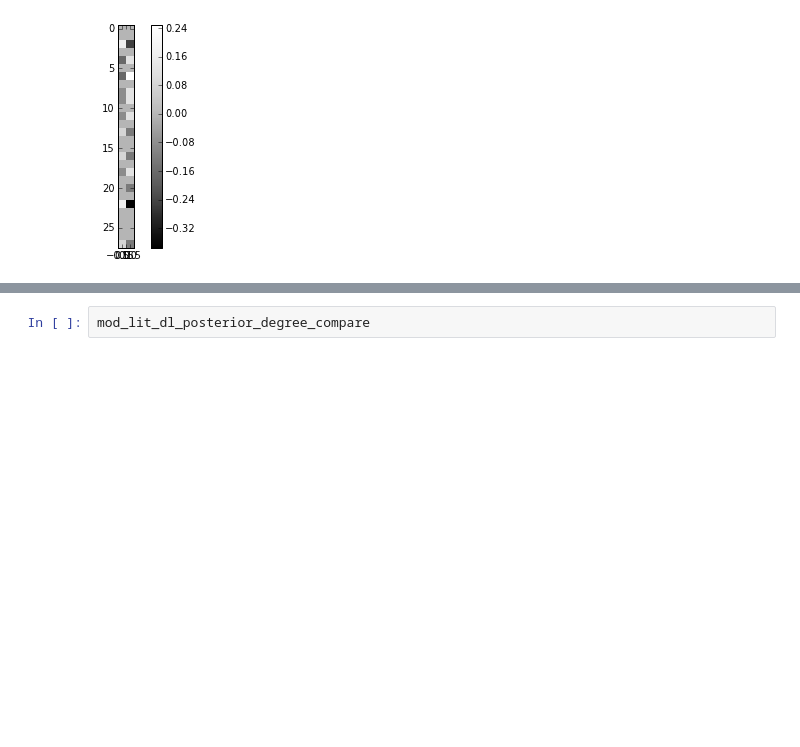
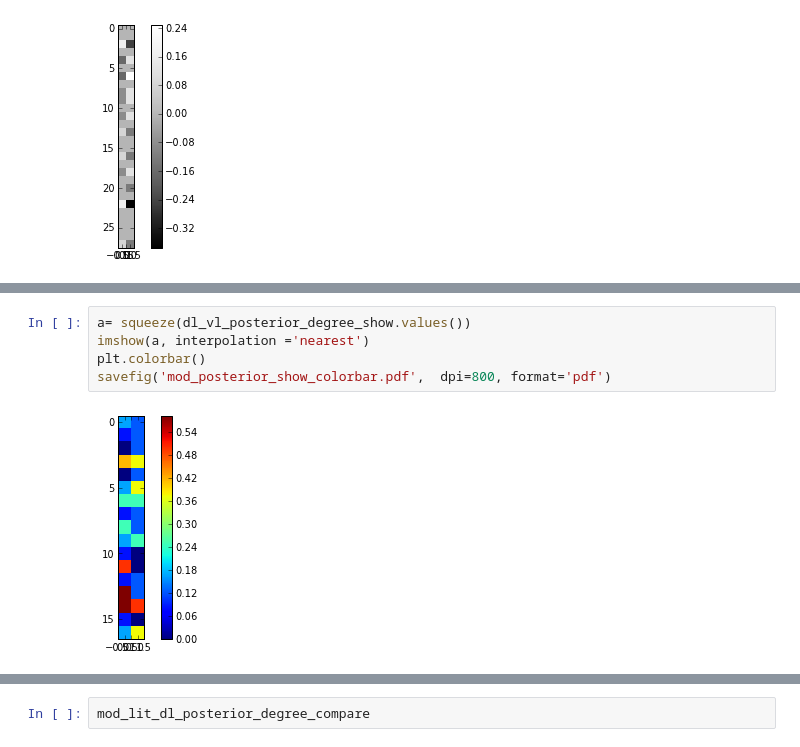
Before and after one commit to dawnsong/CoCoTools, a Jupyter notebook: applications/ModhaSingh_PFC/ms_posterior.ipynb, the cells around one changed output, grey strips where cells are left out. Saved outputs shown, nothing was run; the diff lists cells and outputs as text; blank space fills up the shorter version.

```diff
--- a/applications/ModhaSingh_PFC/ms_posterior.ipynb
+++ b/applications/ModhaSingh_PFC/ms_posterior.ipynb
@@ -544,0 +682,7 @@ range(0,len(lit_dl_vl_posterior_degree_show.keys()))
+# %%
+a= squeeze(dl_vl_posterior_degree_show.values())
+imshow(a, interpolation ='nearest')
+plt.colorbar()
+savefig('mod_posterior_show_colorbar.pdf',  dpi=800, format='pdf')
+# %% [output]
+[figure, added]
```
Also changed, not shown: parts of 46 cells of this notebook.
